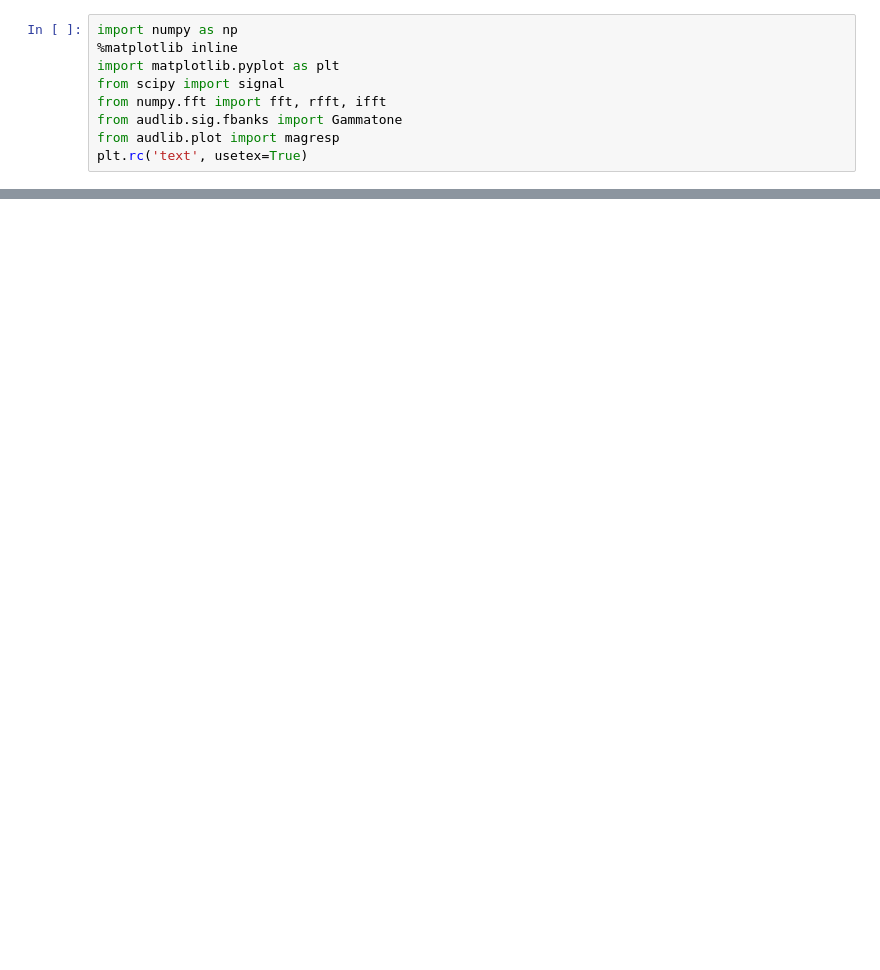
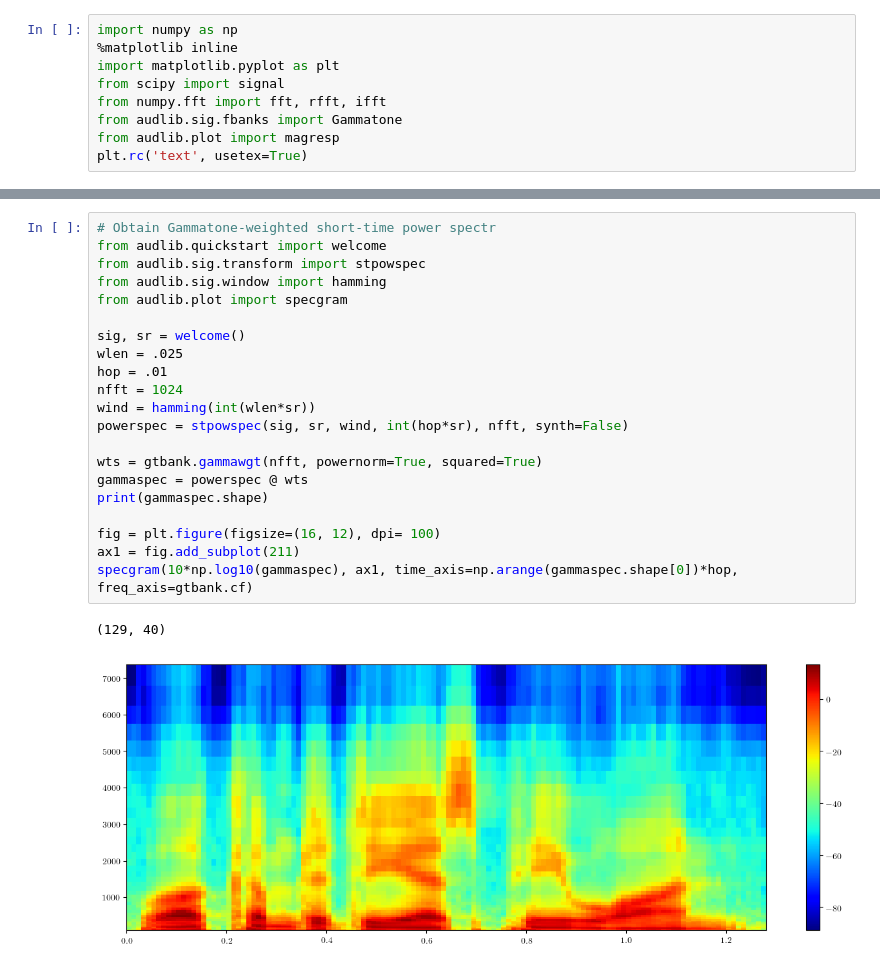
Before and after one commit to raymondxyy/pyaudlib, a Jupyter notebook: egs/dsp/Gammatone Filterbank.ipynb, the cells around one changed output, grey strips where cells are left out. Cells and saved outputs as stored; diff of their text form; blank space fills up the shorter version.

Commit message:
Add Gammatone filterbank channel weighting for STFT.

```diff
--- a/egs/dsp/Gammatone Filterbank.ipynb
+++ b/egs/dsp/Gammatone Filterbank.ipynb
@@ -33,3 +33,27 @@ magresp(ww[:nyquist], total, ax2, units=('rad', 'db'))
 The implementation is a direct translation of Malcolm Slaney's `ERBFilteBank` and `MakeERBFilters` in the *Auditory Toolbox*. Below is a 40-channel Gammatone filterbank extracted using his MATLAB code:
 
 ![](https://filedn.com/lx3TheNX5ifLtAEMJg2YxFh/sn/pyaudlib/gammatone40.png)
+# %%
+# Obtain Gammatone-weighted short-time power spectr
+from audlib.quickstart import welcome
+from audlib.sig.transform import stpowspec
+from audlib.sig.window import hamming
+from audlib.plot import specgram
+
+sig, sr = welcome()
+wlen = .025
+hop = .01
+nfft = 1024
+wind = hamming(int(wlen*sr))
+powerspec = stpowspec(sig, sr, wind, int(hop*sr), nfft, synth=False)
+
+wts = gtbank.gammawgt(nfft, powernorm=True, squared=True)
+gammaspec = powerspec @ wts
+print(gammaspec.shape)
+
+fig = plt.figure(figsize=(16, 12), dpi= 100)
+ax1 = fig.add_subplot(211)
+specgram(10*np.log10(gammaspec), ax1, time_axis=np.arange(gammaspec.shape[0])*hop, freq_axis=gtbank.cf)
+# %% [output]
+(129, 40)
+[figure, added]
```
Also changed, not shown: parts of 1 cell of this notebook, 2 other files.
